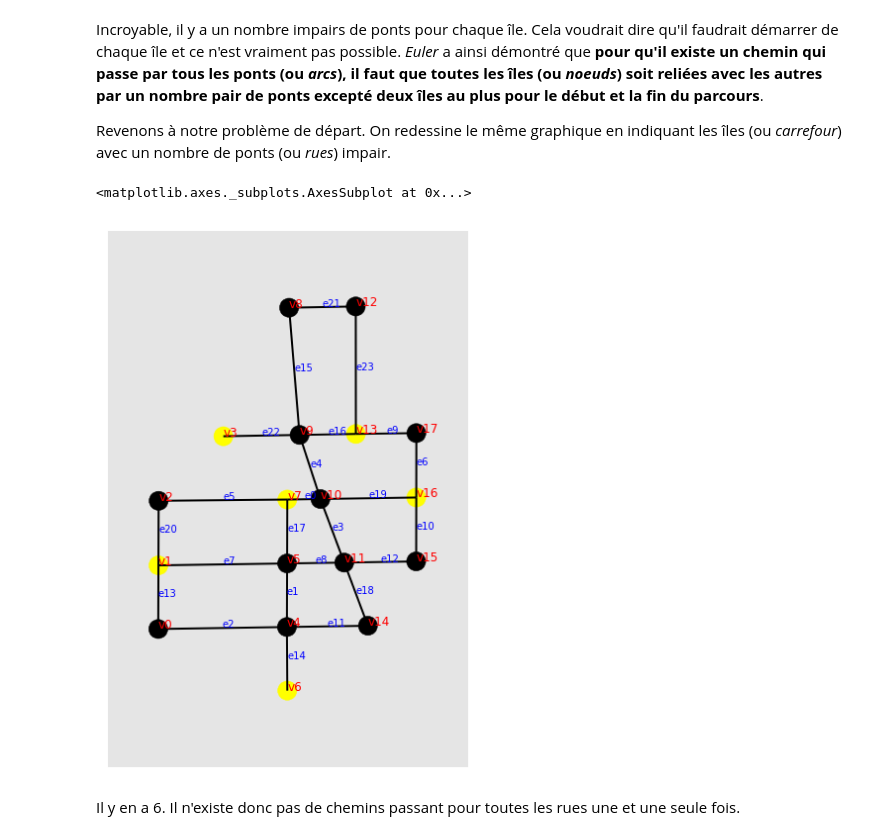
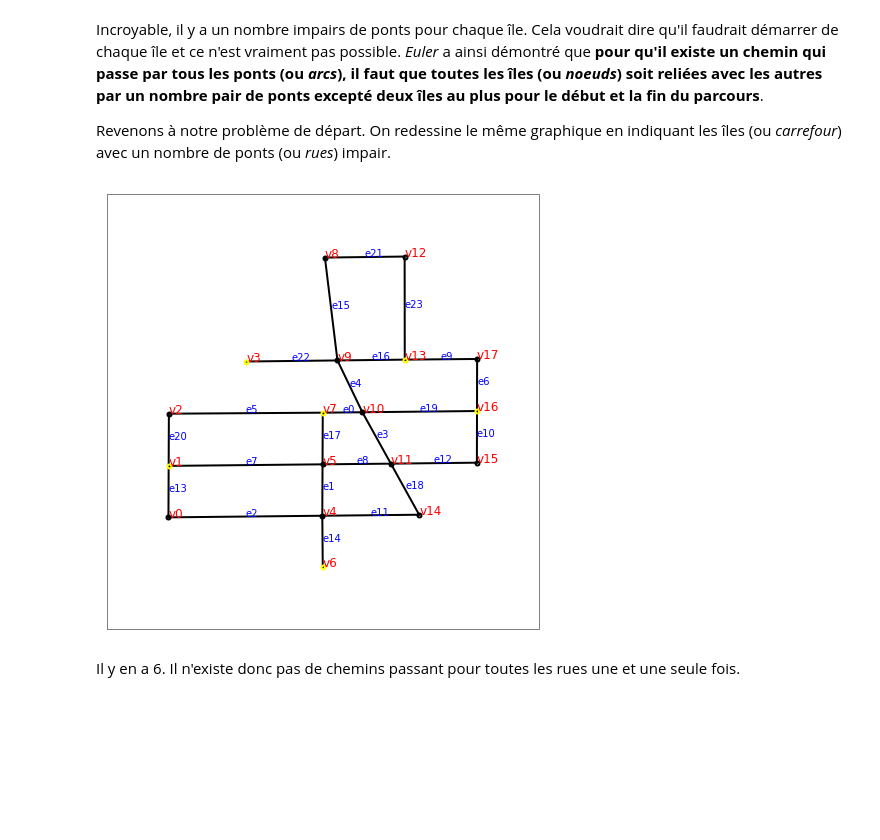
Before and after one commit to sdpython/code_beatrix, a Jupyter notebook: _doc/notebooks/algorithmes/postier_chinois.ipynb, the cells around one changed output. Drawn from its saved outputs; the diff is of its cells as text; code cells hidden in the pictures; blank space fills up the shorter version.

```diff
--- a/_doc/notebooks/algorithmes/postier_chinois.ipynb
+++ b/_doc/notebooks/algorithmes/postier_chinois.ipynb
@@ -98,10 +97,10 @@ Incroyable, il y a un nombre impairs de ponts pour chaque île. Cela voudrait di
 
 Revenons à notre problème de départ. On redessine le même graphique en indiquant les îles (ou *carrefour*) avec un nombre de ponts (ou *rues*) impair.
 # %%
-plot_streets_network(edges_index, edges, vertices, shapes, figsize=(10,10), color_vertices="odd", size_c=15)
+plot_streets_network(edges_index, edges, vertices, shapes,
+                     figsize=(8, 8), color_vertices="odd", size_c=15);
 # %% [output]
-<matplotlib.axes._subplots.AxesSubplot at 0x...>
-[figure, old version]
+[figure, new version]
 # %% [markdown]
 Il y en a 6. Il n'existe donc pas de chemins passant pour toutes les rues une et une seule fois.
 # %% [markdown]
```
Also changed, not shown: parts of 3 cells of this notebook, 4 other files.
